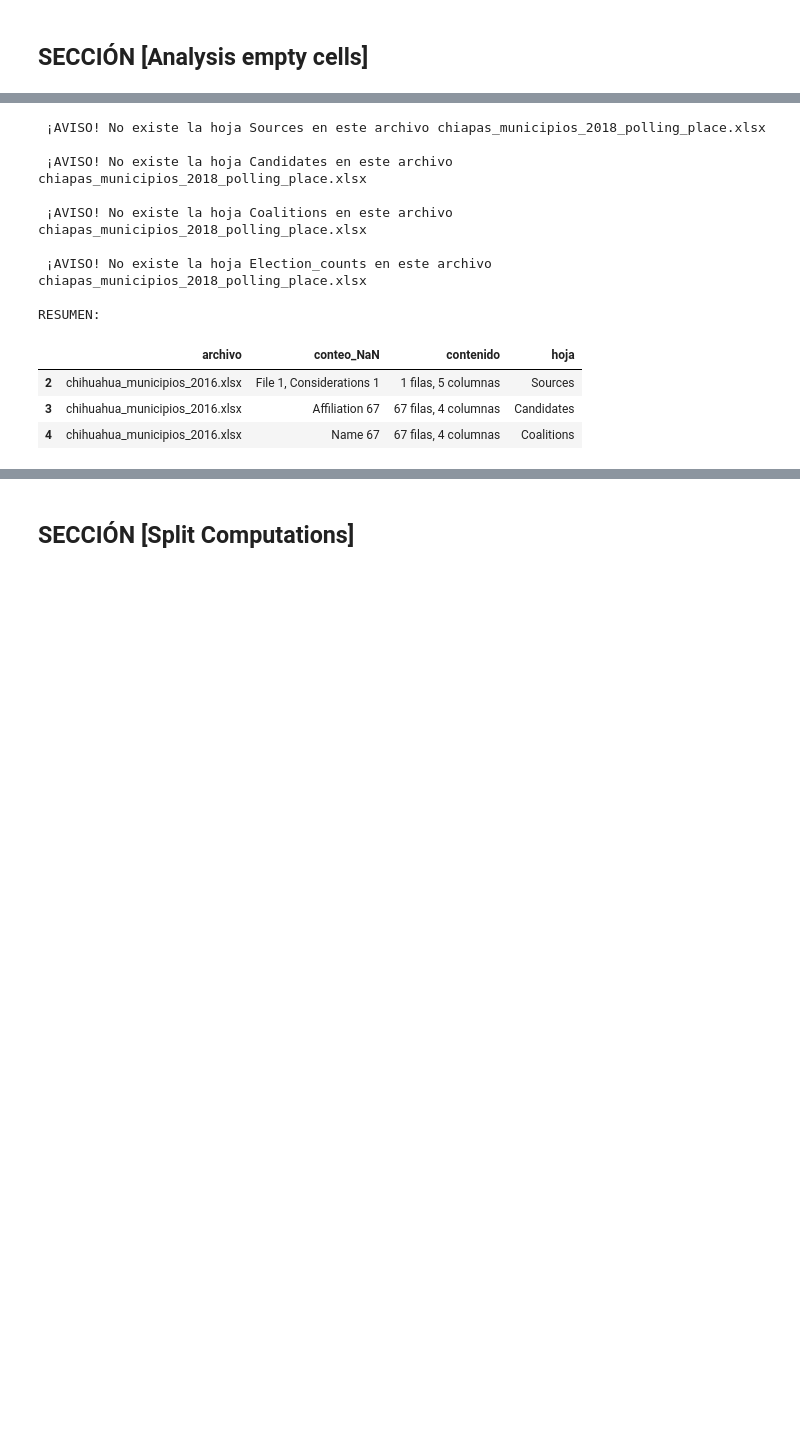
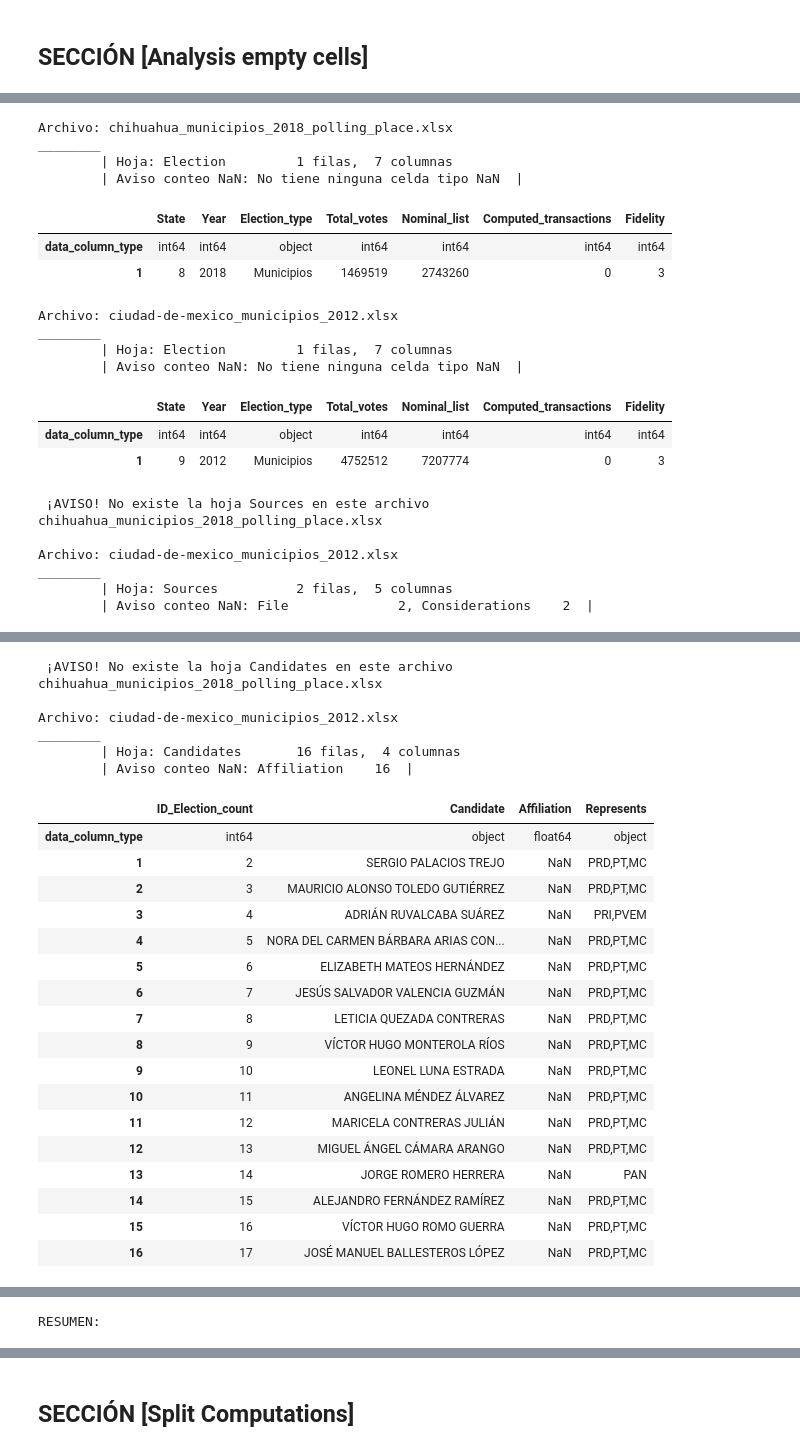
Before and after one commit to Maluxita/notebooks_dataframes, a Jupyter notebook: evaluate_and_adjust_analysis_and_computations_[V_1_2_5].ipynb, the cells around one changed output, grey strips where cells are left out. Cells and saved outputs as stored; diff of their text form; code cells hidden in the pictures; blank space fills up the shorter version.

Commit message:
feat: split columns

```diff
--- a/evaluate_and_adjust_analysis_and_computations_[V_1_2_5].ipynb
+++ b/evaluate_and_adjust_analysis_and_computations_[V_1_2_5].ipynb
@@ -13,8 +13,8 @@ Esta sección nos ayuda a identificar las columnas que tienen celdas con NaN("No
 #@title Summary NaN types
 sheets =  ['Election','Sources','Candidates','Coalitions','Election_counts']#@param {type:"raw"}
 content_books =  "*.xlsx | tr '\n' '\n'"#@param {type:"raw"}
-view_only_sheets_nan = True #@param {type:"boolean"}
-view_list_sheets = False #@param {type:"boolean"}
+filter_only_sheets_nan = False #@param {type:"boolean"}
+view_list_sheets = True #@param {type:"boolean"}
 
 
 import pandas as pd
@@ -51,44 +51,51 @@ def count_nan_in_columns_by_sheet(content_books, sheets):
           msg=''.join(sheet_to_df[null_columns].isnull().sum().to_string()).split('\n')
           msg=', '.join(msg)
 
       dicc_data.update({'Aviso': msg })
       list_data.append(dicc_data)
 
       if view_list_sheets:
 
           print('\nArchivo:',file_name)
           print('________                                                    ')
           print('\t| Hoja:',sheet, '\t',shape[0], 'filas, ', shape[1], 'columnas')
           print('\t| Aviso conteo NaN:',msg,' |\n')
           display(HTML(df_types.to_html()))
 
   return list_data
 
 
 list_data=count_nan_in_columns_by_sheet(content_books, sheets)
 
 df=pd.DataFrame([[fila['Archivo'],
                   fila['Aviso'],
                   fila['Contenido'],
                   fila['Hoja']]
                  for fila in list_data] , columns=['archivo', 'conteo_NaN', 'contenido', 'hoja'])
 
-if view_only_sheets_nan:
+if filter_only_sheets_nan:
   df=df[~df.conteo_NaN.str.contains('No tiene')]
 
 print('\nRESUMEN:\n')
 display(HTML(df.to_html()))
 # %% [output]
- ¡AVISO! No existe la hoja Sources en este archivo chiapas_municipios_2018_polling_place.xlsx
-
- ¡AVISO! No existe la hoja Candidates en este archivo chiapas_municipios_2018_polling_place.xlsx
-
- ¡AVISO! No existe la hoja Coalitions en este archivo chiapas_municipios_2018_polling_place.xlsx
-
- ¡AVISO! No existe la hoja Election_counts en este archivo chiapas_municipios_2018_polling_place.xlsx
-
-RESUMEN:
+Archivo: chihuahua_municipios_2018_polling_place.xlsx
+________
+        | Hoja: Election         1 filas,  7 columnas
+        | Aviso conteo NaN: No tiene ninguna celda tipo NaN  |
-|  | archivo | conteo_NaN | contenido | hoja |
-| 2 | chihuahua_municipios_2016.xlsx | File 1, Considerations 1 | 1 filas, 5 columnas | Sources |
-| 3 | chihuahua_municipios_2016.xlsx | Affiliation 67 | 67 filas, 4 columnas | Candidates |
-| 4 | chihuahua_municipios_2016.xlsx | Name 67 | 67 filas, 4 columnas | Coalitions |
+|  | State | Year | Election_type | Total_votes | Nominal_list | Computed_transactions | Fidelity |
+| data_column_type | int64 | int64 | object | int64 | int64 | int64 | int64 |
+| 1 | 8 | 2018 | Municipios | 1469519 | 2743260 | 0 | 3 |
+Archivo: ciudad-de-mexico_municipios_2012.xlsx
+________
+        | Hoja: Election         1 filas,  7 columnas
+        | Aviso conteo NaN: No tiene ninguna celda tipo NaN  |
+|  | State | Year | Election_type | Total_votes | Nominal_list | Computed_transactions | Fidelity |
+| data_column_type | int64 | int64 | object | int64 | int64 | int64 | int64 |
+| 1 | 9 | 2012 | Municipios | 4752512 | 7207774 | 0 | 3 |
+ ¡AVISO! No existe la hoja Sources en este archivo chihuahua_municipios_2018_polling_place.xlsx
+
+Archivo: ciudad-de-mexico_municipios_2012.xlsx
+________
+        | Hoja: Sources          2 filas,  5 columnas
+        | Aviso conteo NaN: File              2, Considerations    2  |
@@ -94,0 +106,24 @@ RESUMEN:
+ ¡AVISO! No existe la hoja Candidates en este archivo chihuahua_municipios_2018_polling_place.xlsx
+
+Archivo: ciudad-de-mexico_municipios_2012.xlsx
+________
+        | Hoja: Candidates       16 filas,  4 columnas
+        | Aviso conteo NaN: Affiliation    16  |
+|  | ID_Election_count | Candidate | Affiliation | Represents |
+| data_column_type | int64 | object | float64 | object |
+| 1 | 2 | SERGIO PALACIOS TREJO | NaN | PRD,PT,MC |
+| 2 | 3 | MAURICIO ALONSO TOLEDO GUTIÉRREZ | NaN | PRD,PT,MC |
+| 3 | 4 | ADRIÁN RUVALCABA SUÁREZ | NaN | PRI,PVEM |
+| 4 | 5 | NORA DEL CARMEN BÁRBARA ARIAS CON... | NaN | PRD,PT,MC |
+| 5 | 6 | ELIZABETH MATEOS HERNÁNDEZ | NaN | PRD,PT,MC |
+| 6 | 7 | JESÚS SALVADOR VALENCIA GUZMÁN | NaN | PRD,PT,MC |
+| 7 | 8 | LETICIA QUEZADA CONTRERAS | NaN | PRD,PT,MC |
+| 8 | 9 | VÍCTOR HUGO MONTEROLA RÍOS | NaN | PRD,PT,MC |
+| 9 | 10 | LEONEL LUNA ESTRADA | NaN | PRD,PT,MC |
+| 10 | 11 | ANGELINA MÉNDEZ ÁLVAREZ | NaN | PRD,PT,MC |
+| 11 | 12 | MARICELA CONTRERAS JULIÁN | NaN | PRD,PT,MC |
+| 12 | 13 | MIGUEL ÁNGEL CÁMARA ARANGO | NaN | PRD,PT,MC |
+| 13 | 14 | JORGE ROMERO HERRERA | NaN | PAN |
+| 14 | 15 | ALEJANDRO FERNÁNDEZ RAMÍREZ | NaN | PRD,PT,MC |
+| 15 | 16 | VÍCTOR HUGO ROMO GUERRA | NaN | PRD,PT,MC |
+| 16 | 17 | JOSÉ MANUEL BALLESTEROS LÓPEZ | NaN | PRD,PT,MC |
@@ -94,0 +161 @@ RESUMEN:
+RESUMEN:
```
Also changed, not shown: parts of 5 cells of this notebook.
